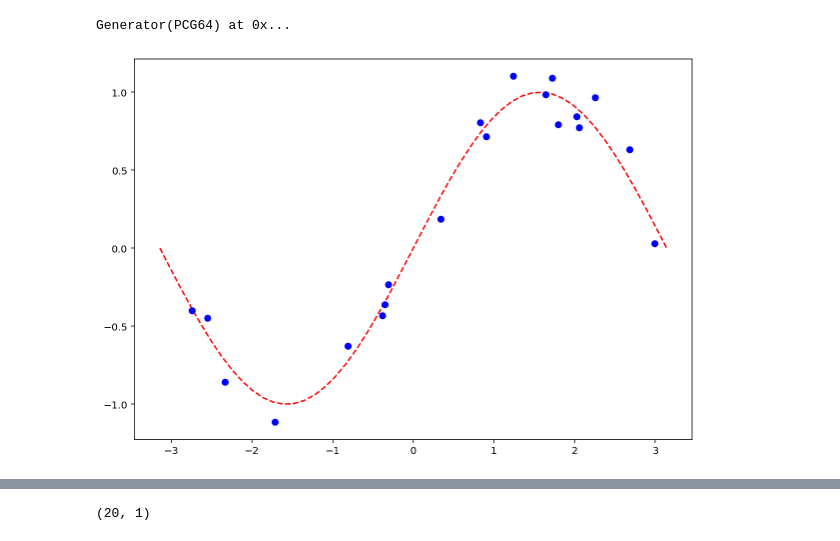
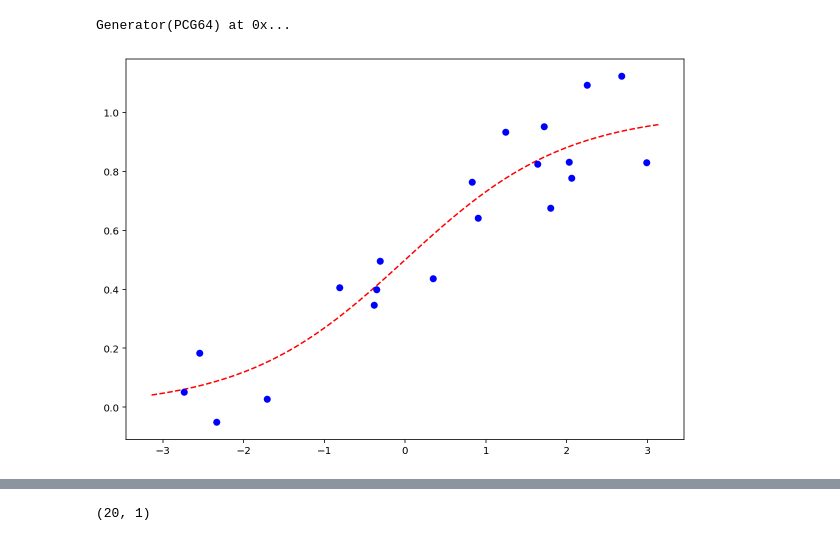
Before and after one commit to sergiomtzlosa/qml-notebooks, a Jupyter notebook: 09 - quantum_regressors_examples.ipynb, the cells around one changed output, grey strips where cells are left out. Saved outputs shown, nothing was run; the diff lists cells and outputs as text; code cells hidden in the pictures.

```diff
--- a/09 - quantum_regressors_examples.ipynb
+++ b/09 - quantum_regressors_examples.ipynb
@@ -33,15 +33,15 @@ Generator(PCG64) at 0x...
 # %%
 num_samples = 20
 eps = 0.2
 lb, ub = -np.pi, np.pi
 X_ = np.linspace(lb, ub, num=50).reshape(50, 1)
-f = lambda x: np.sin(x)
+f = lambda x:  1/(1 + np.exp(-x))
 
 X = (ub - lb) * algorithm_globals.random.random([num_samples, 1]) + lb
 y = f(X[:, 0]) + eps * (2 * algorithm_globals.random.random(num_samples) - 1)
 
 plt.plot(X_, f(X_), "r--")
 plt.plot(X, y, "bo")
 plt.show()
 # %% [output]
-[figure, old version]
+[figure, new version]
```
Also changed, not shown: parts of 12 cells of this notebook, 1 other file.
